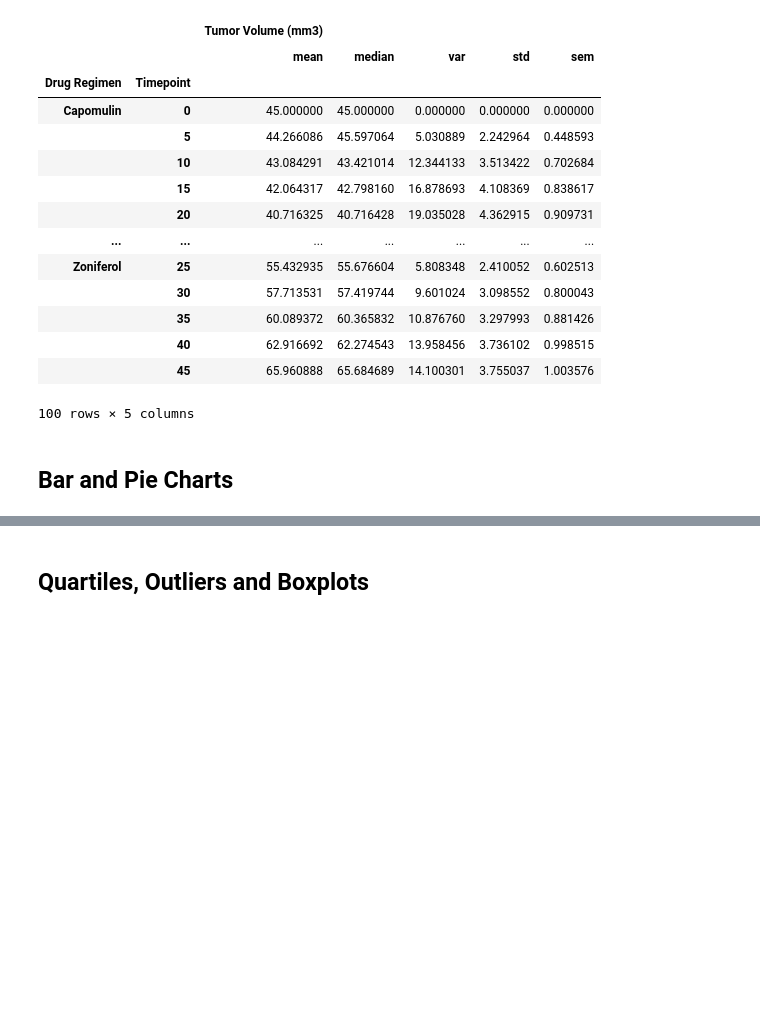
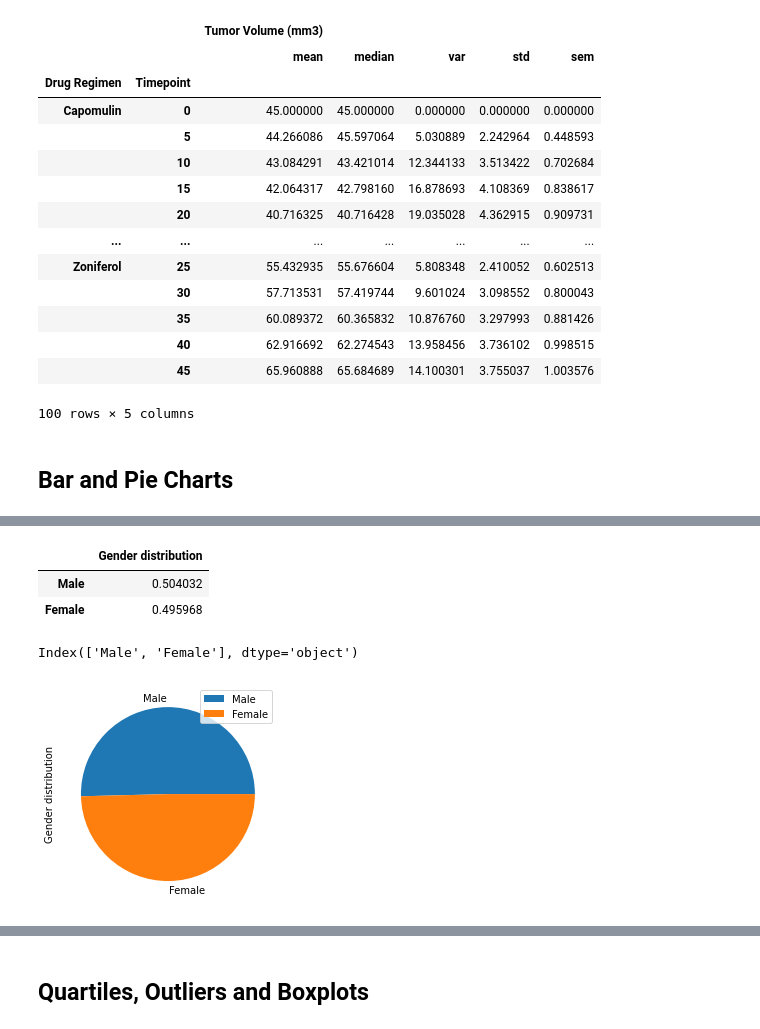
Before and after one commit to RZHANG2021/Matplotlib, a Jupyter notebook: pymaceuticals_starter.ipynb, the cells around one changed output, grey strips where cells are left out. Saved outputs shown, nothing was run; the diff lists cells and outputs as text; code cells hidden in the pictures; blank space fills up the shorter version.

```diff
--- a/pymaceuticals_starter.ipynb
+++ b/pymaceuticals_starter.ipynb
@@ -211,0 +221,19 @@ grouped_clean_df.aggregate({"Tumor Volume (mm3)":['mean', 'median','var','std','
+# %%
+# count percentage
+gender_df=clean_df[["Mouse ID","Sex"]]
+gender_df=gender_df.drop_duplicates("Mouse ID",keep='first')
+gender_count= pd.DataFrame({"Gender distribution": Gender_df["Sex"].value_counts(normalize=True)})
+
+gender_count
+# %% [output]
+|  | Gender distribution |
+| Male | 0.504032 |
+| Female | 0.495968 |
+# %%
+gender_count.index
+# %% [output]
+Index(['Male', 'Female'], dtype='object')
+# %%
+gender_df_plot=gender_count.plot.pie(y="Gender distribution")
+# %% [output]
+[figure, added]
```
Also changed, not shown: parts of 12 cells of this notebook.
